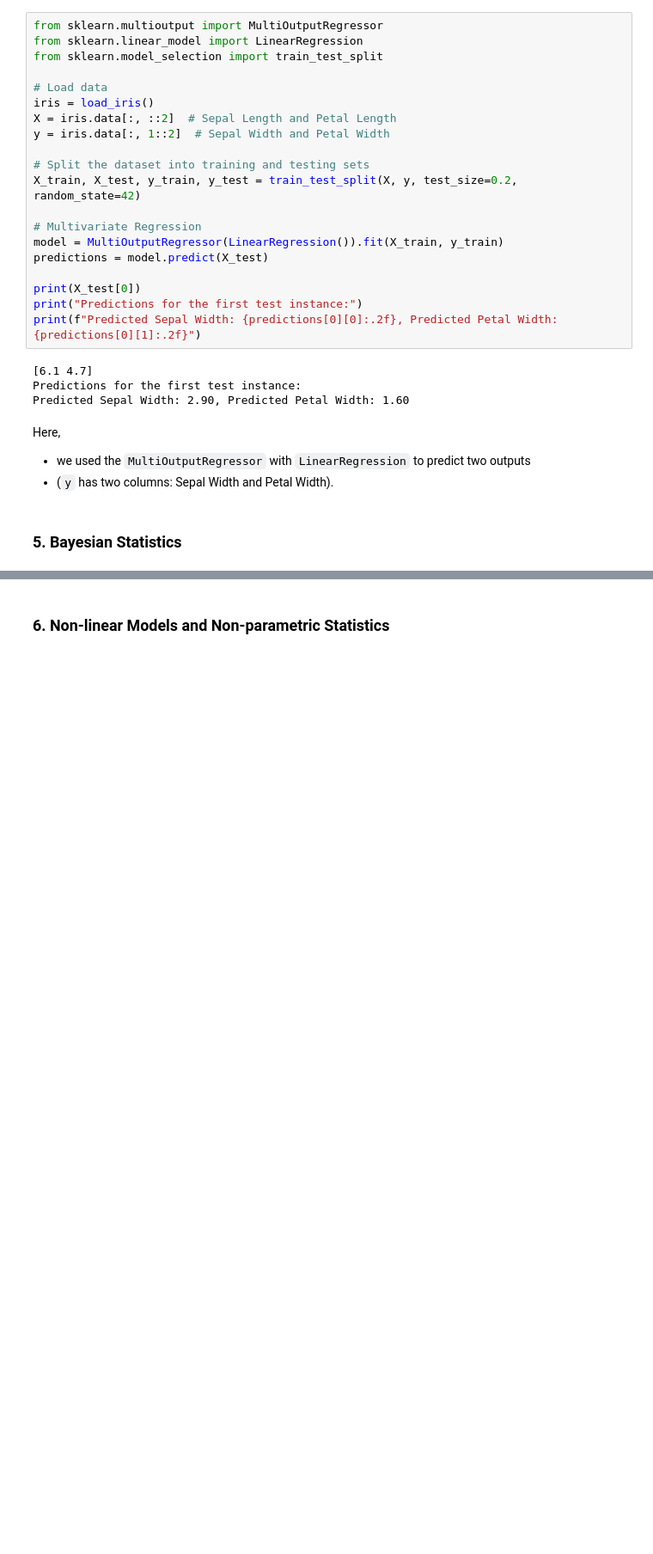
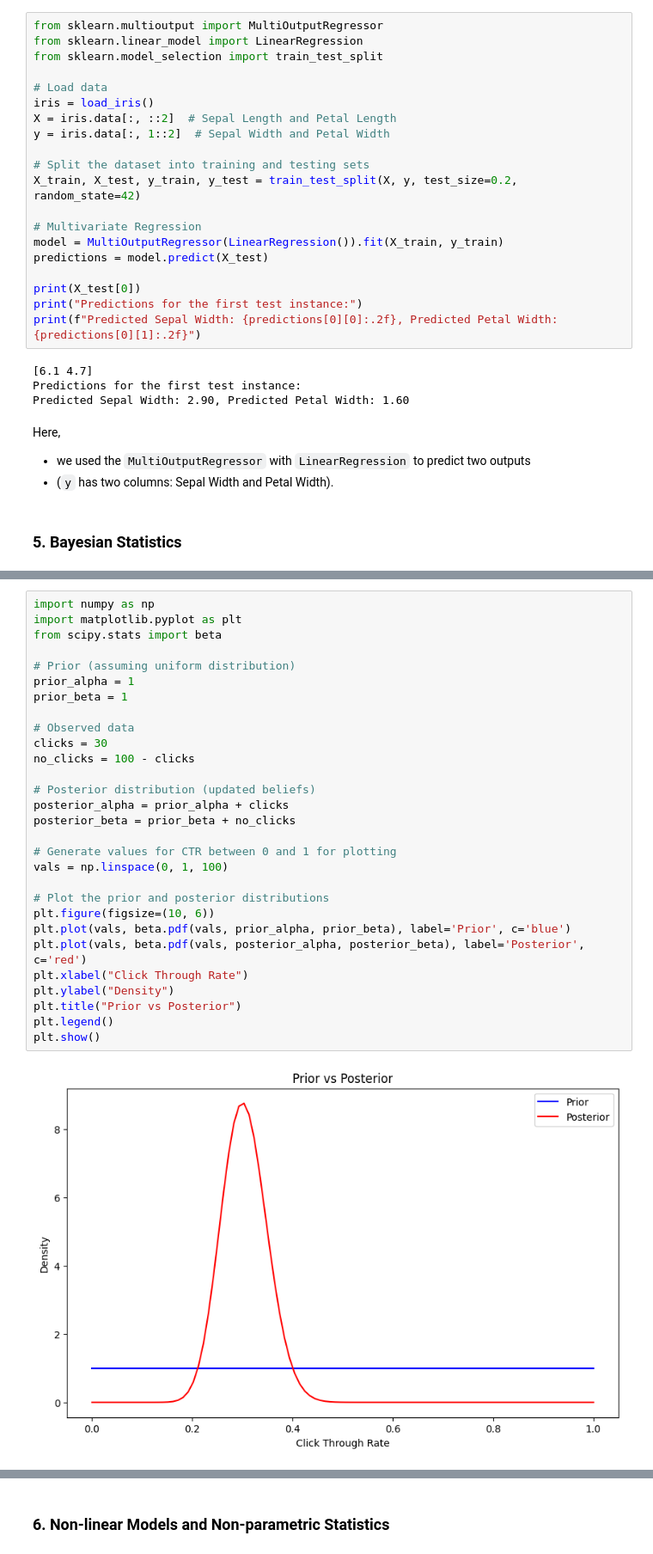
Before and after one commit to natapone/learning_ai_by_coding, a Jupyter notebook: 1-4_statistic.ipynb, the cells around one changed output, grey strips where cells are left out. Shown at 86% size. Saved outputs shown, nothing was run; the diff lists cells and outputs as text; blank space fills up the shorter version.

```diff
--- a/1-4_statistic.ipynb
+++ b/1-4_statistic.ipynb
@@ -1621,0 +1683,31 @@ Here,
+# %%
+import numpy as np
+import matplotlib.pyplot as plt
+from scipy.stats import beta
+
+# Prior (assuming uniform distribution)
+prior_alpha = 1
+prior_beta = 1
+
+# Observed data
+clicks = 30
+no_clicks = 100 - clicks
+
+# Posterior distribution (updated beliefs)
+posterior_alpha = prior_alpha + clicks
+posterior_beta = prior_beta + no_clicks
+
+# Generate values for CTR between 0 and 1 for plotting
+vals = np.linspace(0, 1, 100)
+
+# Plot the prior and posterior distributions
+plt.figure(figsize=(10, 6))
+plt.plot(vals, beta.pdf(vals, prior_alpha, prior_beta), label='Prior', c='blue')
+plt.plot(vals, beta.pdf(vals, posterior_alpha, posterior_beta), label='Posterior', c='red')
+plt.xlabel("Click Through Rate")
+plt.ylabel("Density")
+plt.title("Prior vs Posterior")
+plt.legend()
+plt.show()
+# %% [output]
+[figure, added]
```
Also changed, not shown: parts of 11 cells of this notebook.
